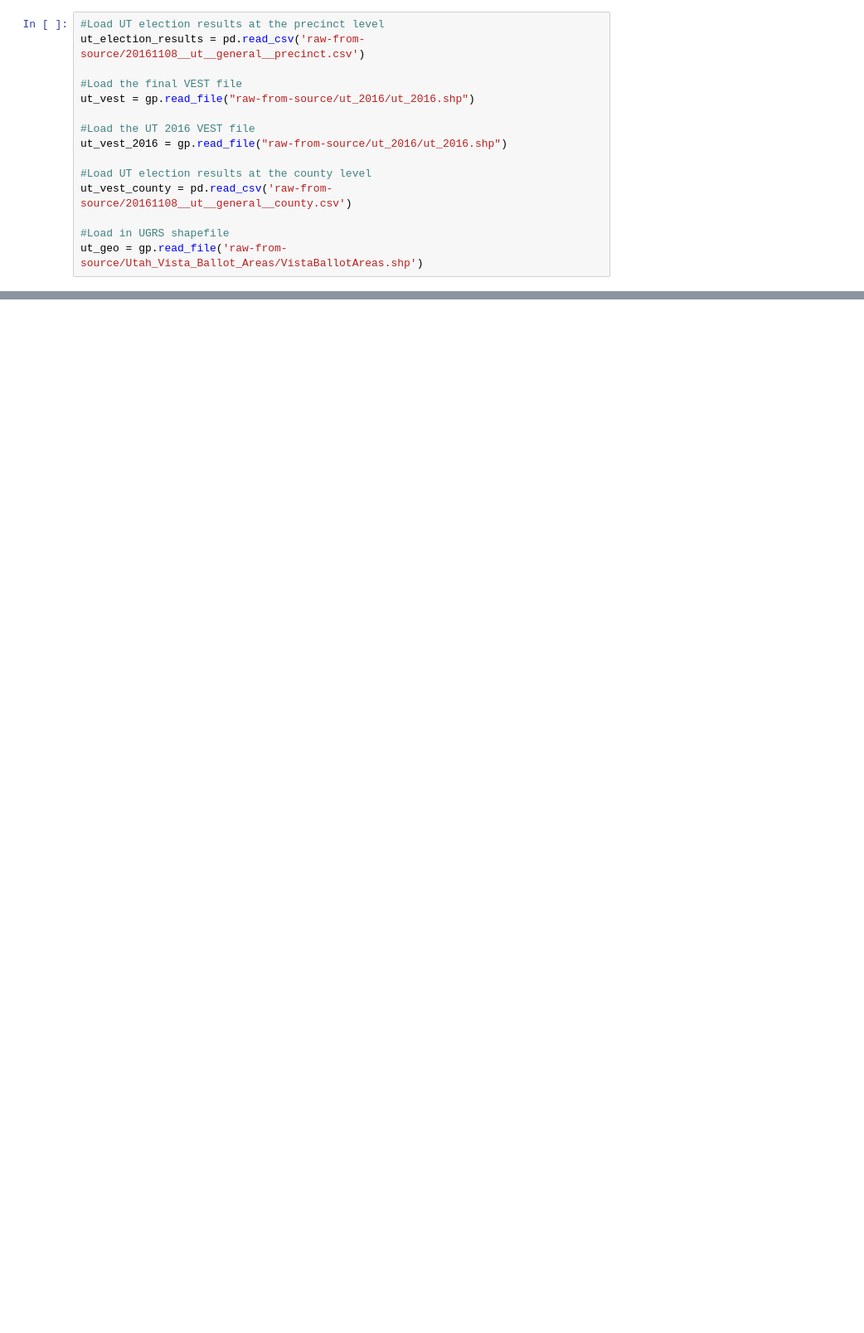
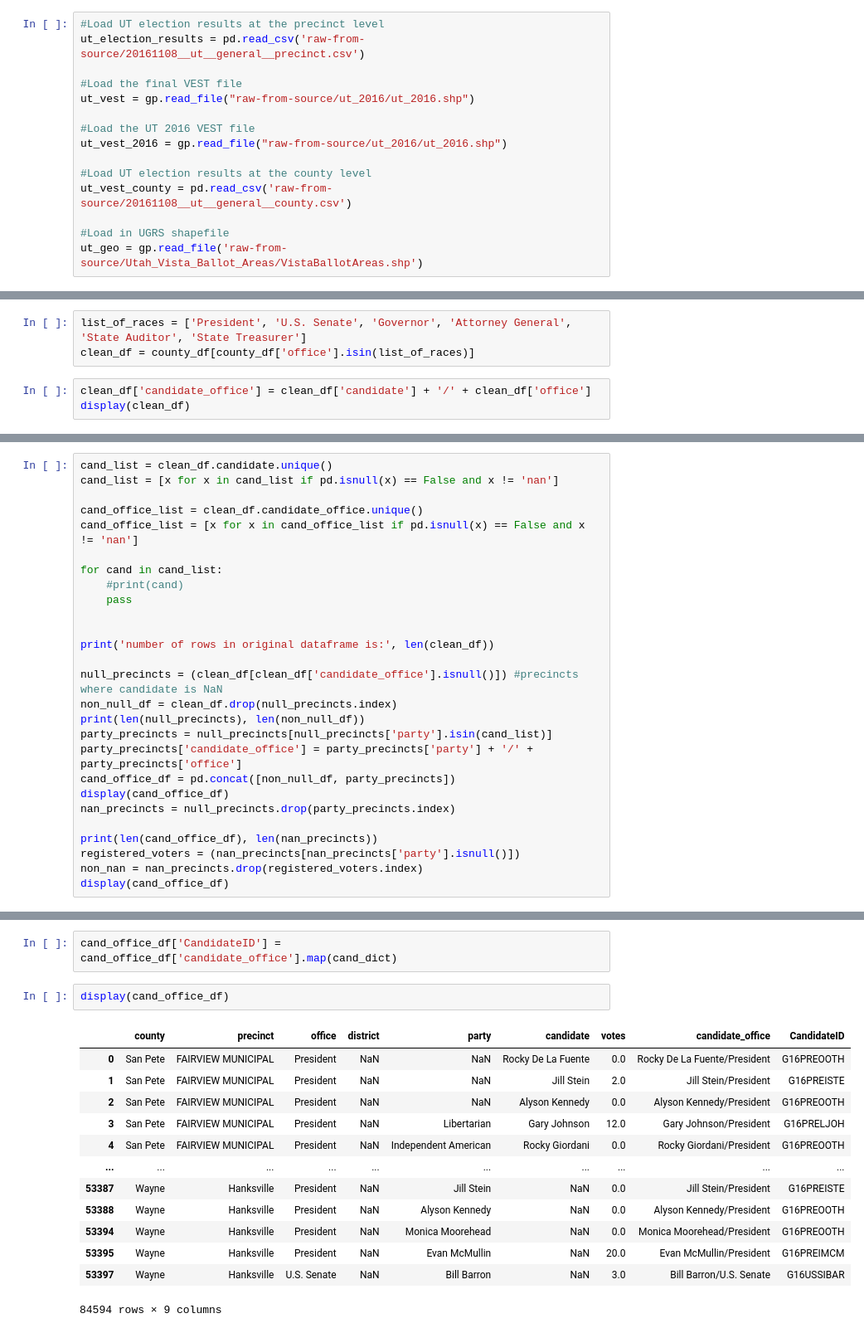
Before and after one commit to nonpartisan-redistricting-datahub/pdv-ut, a Jupyter notebook: vest-ut-2016/validation.ipynb, the cells around one changed output, grey strips where cells are left out. Shown: that part at 83% size. Drawn from its saved outputs; the diff is of its cells as text; blank space fills up the shorter version.

```diff
--- a/vest-ut-2016/validation.ipynb
+++ b/vest-ut-2016/validation.ipynb
@@ -72,0 +120,6 @@ ut_geo = gp.read_file('raw-from-source/Utah_Vista_Ballot_Areas/VistaBallotAreas.
+# %%
+list_of_races = ['President', 'U.S. Senate', 'Governor', 'Attorney General', 'State Auditor', 'State Treasurer']
+clean_df = county_df[county_df['office'].isin(list_of_races)]
+# %%
+clean_df['candidate_office'] = clean_df['candidate'] + '/' + clean_df['office']
+display(clean_df)
@@ -72,0 +145,27 @@ ut_geo = gp.read_file('raw-from-source/Utah_Vista_Ballot_Areas/VistaBallotAreas.
+# %%
+cand_list = clean_df.candidate.unique()
+cand_list = [x for x in cand_list if pd.isnull(x) == False and x != 'nan']
+
+cand_office_list = clean_df.candidate_office.unique()
+cand_office_list = [x for x in cand_office_list if pd.isnull(x) == False and x != 'nan']
+
+for cand in cand_list:
+    #print(cand)
+    pass
+
+
+print('number of rows in original dataframe is:', len(clean_df))
+
+null_precincts = (clean_df[clean_df['candidate_office'].isnull()]) #precincts where candidate is NaN
+non_null_df = clean_df.drop(null_precincts.index)
+print(len(null_precincts), len(non_null_df))
+party_precincts = null_precincts[null_precincts['party'].isin(cand_list)]
+party_precincts['candidate_office'] = party_precincts['party'] + '/' + party_precincts['office']
+cand_office_df = pd.concat([non_null_df, party_precincts])
+display(cand_office_df)
+nan_precincts = null_precincts.drop(party_precincts.index)
+
+print(len(cand_office_df), len(nan_precincts))
+registered_voters = (nan_precincts[nan_precincts['party'].isnull()])
+non_nan = nan_precincts.drop(registered_voters.index)
+display(cand_office_df)
@@ -72,0 +552,18 @@ ut_geo = gp.read_file('raw-from-source/Utah_Vista_Ballot_Areas/VistaBallotAreas.
+# %%
+cand_office_df['CandidateID'] = cand_office_df['candidate_office'].map(cand_dict)
+# %%
+display(cand_office_df)
+# %% [output]
+|  | county | precinct | office | district | party | candidate | votes | candidate_office | CandidateID |
+| 0 | San Pete | FAIRVIEW MUNICIPAL | President | NaN | NaN | Rocky De La Fuente | 0.0 | Rocky De La Fuente/President | G16PREOOTH |
+| 1 | San Pete | FAIRVIEW MUNICIPAL | President | NaN | NaN | Jill Stein | 2.0 | Jill Stein/President | G16PREISTE |
+| 2 | San Pete | FAIRVIEW MUNICIPAL | President | NaN | NaN | Alyson Kennedy | 0.0 | Alyson Kennedy/President | G16PREOOTH |
+| 3 | San Pete | FAIRVIEW MUNICIPAL | President | NaN | Libertarian | Gary Johnson | 12.0 | Gary Johnson/President | G16PRELJOH |
+| 4 | San Pete | FAIRVIEW MUNICIPAL | President | NaN | Independent American | Rocky Giordani | 0.0 | Rocky Giordani/President | G16PREOOTH |
+| ... | ... | ... | ... | ... | ... | ... | ... | ... | ... |
+| 53387 | Wayne | Hanksville | President | NaN | Jill Stein | NaN | 0.0 | Jill Stein/President | G16PREISTE |
+| 53388 | Wayne | Hanksville | President | NaN | Alyson Kennedy | NaN | 0.0 | Alyson Kennedy/President | G16PREOOTH |
+| 53394 | Wayne | Hanksville | President | NaN | Monica Moorehead | NaN | 0.0 | Monica Moorehead/President | G16PREOOTH |
+| 53395 | Wayne | Hanksville | President | NaN | Evan McMullin | NaN | 20.0 | Evan McMullin/President | G16PREIMCM |
+| 53397 | Wayne | Hanksville | U.S. Senate | NaN | Bill Barron | NaN | 3.0 | Bill Barron/U.S. Senate | G16USSIBAR |
+84594 rows × 9 columns
```
Also changed, not shown: parts of 20 cells of this notebook, 13 other files.
